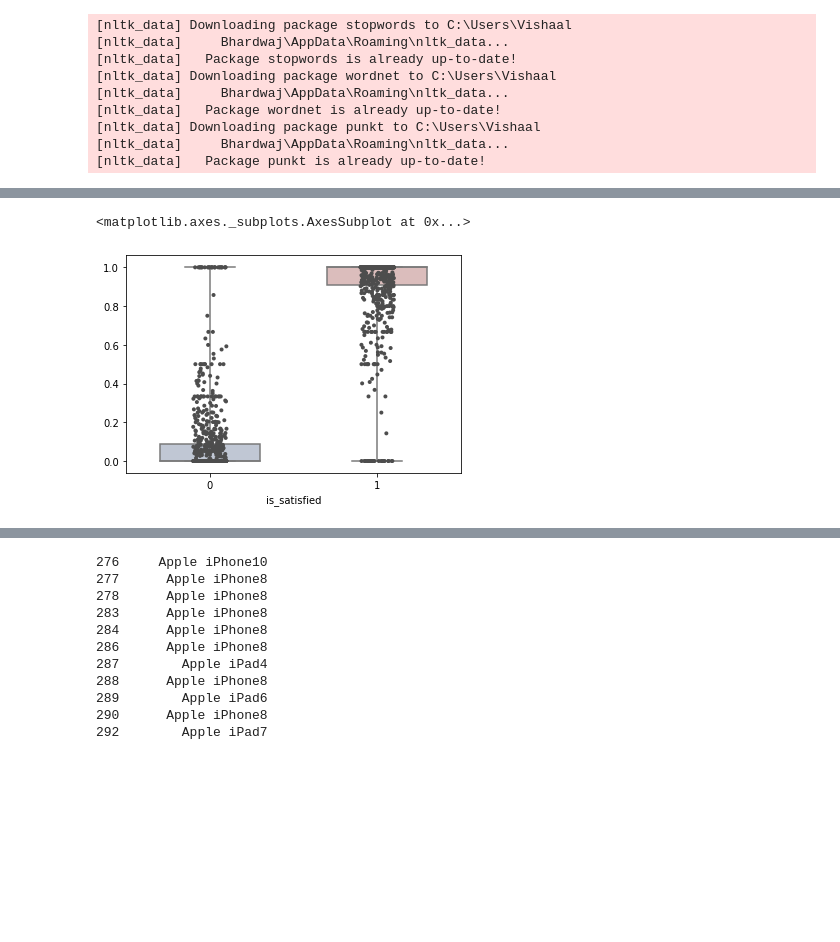
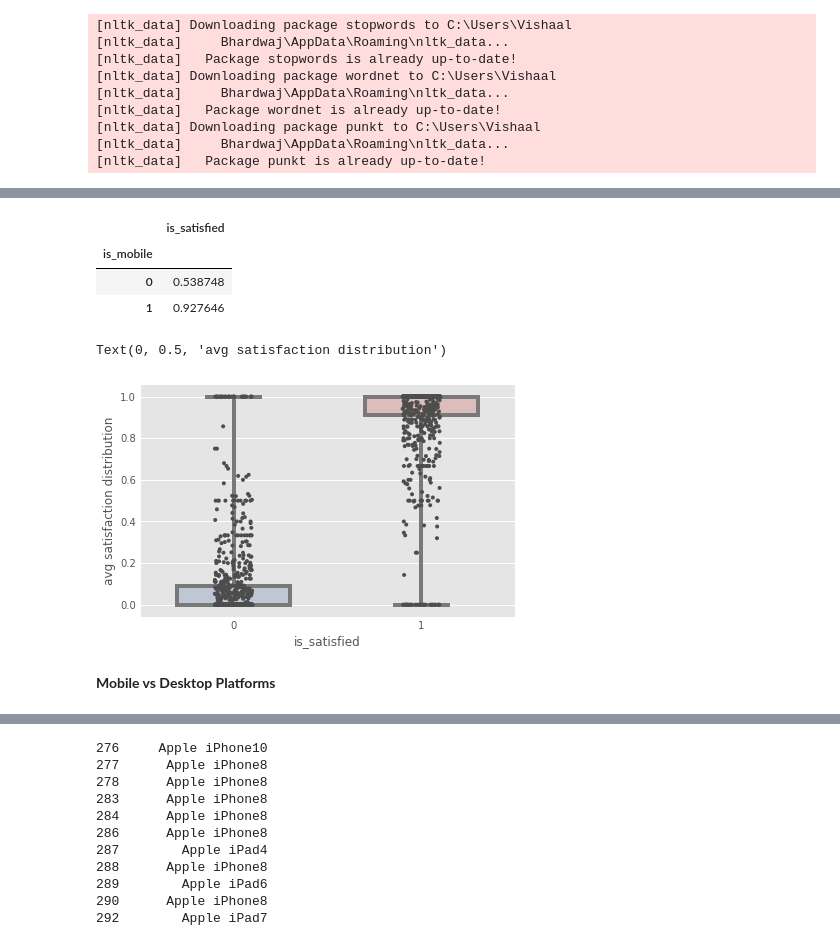
Before and after one commit to vbhardwaj74/analysis_projects, a Jupyter notebook: Survey Data Analysis.ipynb, the cells around one changed output, grey strips where cells are left out. Cells and saved outputs as stored; diff of their text form; code cells hidden in the pictures; blank space fills up the shorter version.

Commit message:
Add files via upload
Cleaned up Survey Data Analysis

```diff
--- a/Survey Data Analysis.ipynb
+++ b/Survey Data Analysis.ipynb
@@ -2,9 +2,9 @@
 %matplotlib inline
 import sys, re
 import numpy as np
+import pylab as pl
 import pandas as pd
 import csv
-from matplotlib import pyplot as plt
 pd.options.display.max_rows = 4000
 import seaborn as sns
 import nltk
@@ -24,6 +24,9 @@ from nltk.collocations import BigramAssocMeasures, BigramCollocationFinder,Trigr
 from operator import itemgetter
 nltk.download('punkt')
 from sklearn import preprocessing
+import matplotlib.pyplot as plt
+plt.style.use('fivethirtyeight')
+plt.style.use('ggplot')
 # %% [output]
 [nltk_data] Downloading package stopwords to C:\Users\Vishaal
 [nltk_data]     Bhardwaj\AppData\Roaming\nltk_data...
@@ -275,11 +239,20 @@ mobile_v_desktop
+# %%
+survey_data.groupby('is_mobile')['is_satisfied'].mean().to_frame()
+# %% [output]
+|  | is_satisfied |
+| is_mobile |  |
+| 0 | 0.538748 |
+| 1 | 0.927646 |
 # %%
-sns.boxplot(data=mobile_v_desktop,
-            whis=[0, 100], width=.6, palette="vlag")
-sns.stripplot(data=mobile_v_desktop,
-              size=4, color=".3", linewidth=0)
+sns.boxplot(data=mobile_vs_desktop,
+            whis=[0, 100], width=.6, palette="vlag", showfliers=False)
+sns.stripplot(data=mobile_vs_desktop,
+              size=4, color=".3", linewidth=0).set_ylabel('avg satisfaction distribution')
 # %% [output]
-<matplotlib.axes._subplots.AxesSubplot at 0x...>
+Text(0, 0.5, 'avg satisfaction distribution')
-[figure, old version]
+[figure, new version]
+# %% [markdown]
+**Mobile vs Desktop Platforms**
 # %%
 #mobile platforms
 pd.options.display.max_rows = 4000
```
Also changed, not shown: parts of 114 cells of this notebook.
